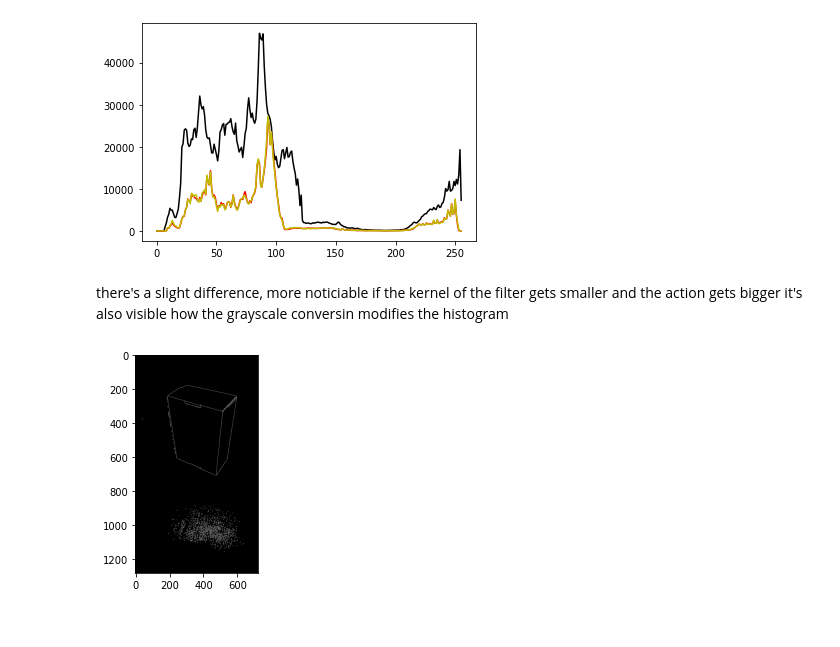
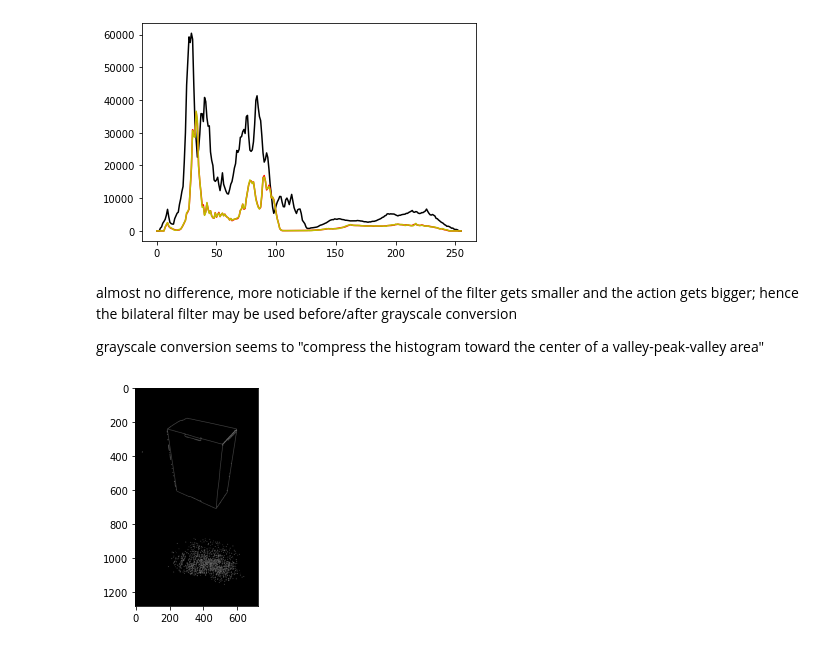
Before and after one commit to Cangio/CV-Alma-X, a Jupyter notebook: 1-box/channel_mask_n_edges.ipynb, the cells around one changed output. Drawn from its saved outputs; the diff is of its cells as text; code cells hidden in the pictures.

```diff
--- a/1-box/channel_mask_n_edges.ipynb
+++ b/1-box/channel_mask_n_edges.ipynb
@@ -1,48 +1,33 @@
 # %%
-# grayscale conversion effects of filtering images
+# grayscale conversion effects on filtering images
 import cv2
 import numpy as np
 from matplotlib import pyplot as plt
-debug=0
-#import image and copy in grayscale
-image=cv2.cvtColor(cv2.imread('body/box2.jpg'),cv2.COLOR_BGR2RGB)
-if debug:
-    plt.imshow(image)
-    plt.show()
+
+image=cv2.cvtColor(cv2.imread('body/box4.jpg'),cv2.COLOR_BGR2RGB)
 imagegray=cv2.cvtColor(image,cv2.COLOR_RGB2GRAY)
-if debug:
-    plt.imshow(imagegray,cmap='gray')
-    plt.show()
+
 # bilateral filter on original and copy
 fltparam=(21,51,51)
 image=cv2.bilateralFilter(image,fltparam[0],fltparam[1],fltparam[2])
-if debug:
-    plt.imshow(image)
-    plt.show()
 imagegray=cv2.bilateralFilter(imagegray,fltparam[0],fltparam[1],fltparam[2])
-if debug:
-    plt.imshow(imagegray,cmap='gray')
-    plt.show()
+
 #reconversion of gray/conversion of colored filtered
 #new=cv2.cvtColor(imagegray,cv.COLOR_GRAY2RGB) #CAN'T GO BACK since channels were merged
-#if debug:
-#    plt.imshow(new)
-#    plt.show()
 newgray=cv2.cvtColor(image,cv2.COLOR_RGB2GRAY)
-if debug:
-    plt.imshow(newgray,cmap='gray')
-    plt.show()
+
 #histogram comparison
 histng,_ = np.histogram(newgray,256,[0,256])
 histg,_ = np.histogram(imagegray,256,[0,256])
 hist,_ = np.histogram(image,256,[0,256])
 plt.plot(hist,color = 'k')
 plt.plot(histg,color = 'r')
 plt.plot(histng,color = 'y')
 plt.show()
 # %% [output]
-[figure, old version]
+[figure, new version]
 # %% [markdown]
-there's a slight difference, more noticiable if the kernel of the filter gets smaller and the action gets bigger
-it's also visible how the grayscale conversin modifies the histogram
+almost no difference, more noticiable if the kernel of the filter gets smaller and the action gets bigger; hence the bilateral filter may be used before/after grayscale conversion
+
+grayscale conversion seems to "compress the histogram toward the center of a valley-peak-valley area"
 # %%
```
Also changed, not shown: parts of 15 cells of this notebook, 19 other files.
